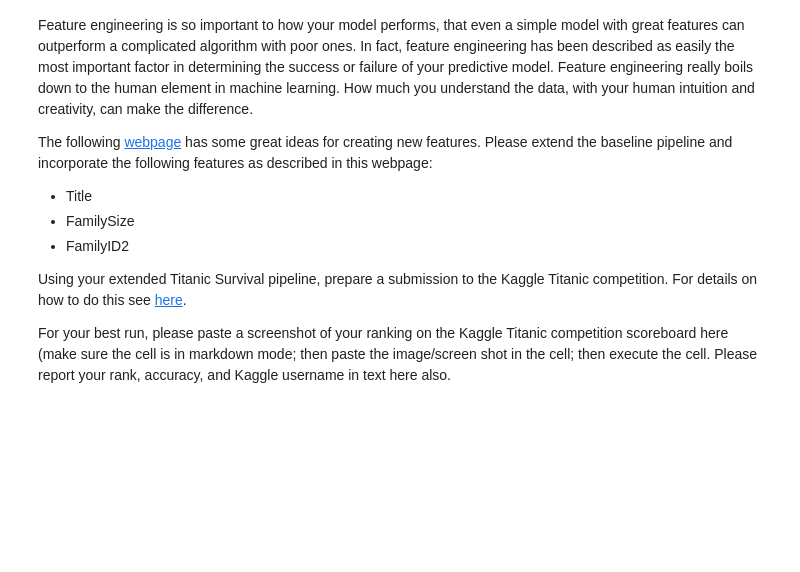
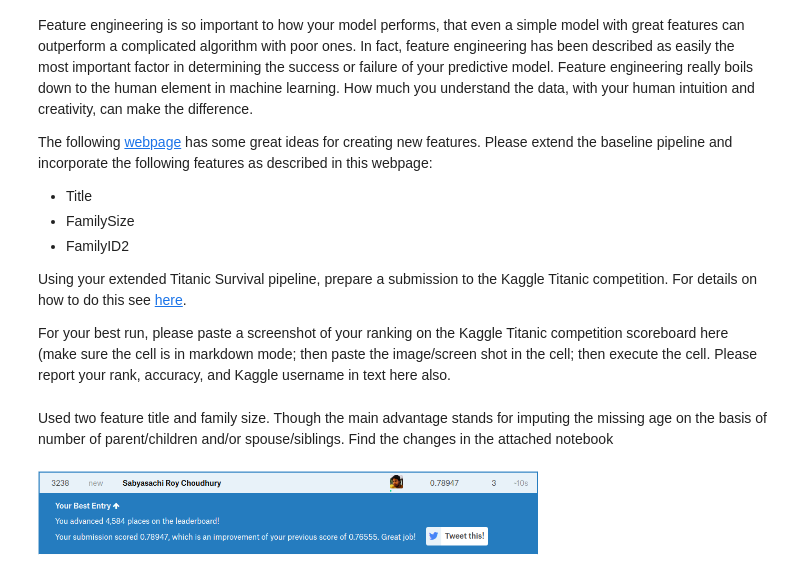
Before and after one commit to sabyasachi087/ml-kaggle-titanic, a Jupyter notebook: Lab-End_to_end_Machine_Learning_Project-IU.ipynb, the cells around one changed output. Cells and saved outputs as stored; diff of their text form; code cells hidden in the pictures; blank space fills up the shorter version.

```diff
--- a/Lab-End_to_end_Machine_Learning_Project-IU.ipynb
+++ b/Lab-End_to_end_Machine_Learning_Project-IU.ipynb
@@ -2056,3 +2067,11 @@ The following [webpage](http://trevorstephens.com/kaggle-titanic-tutorial/r-part
 Using your extended Titanic Survival pipeline, prepare a submission to the Kaggle Titanic competition. For details on how to do this see [here]( https://www.kaggle.com/c/titanic).
 
 For your best run, please paste a screenshot of your ranking on the Kaggle Titanic competition scoreboard here (make sure the cell is in markdown mode; then paste the image/screen shot in the cell; then execute the cell. Please report your rank, accuracy, and Kaggle username in text here also.
+# %% [markdown]
+Used two feature title and family size. Though the main advantage stands for imputing the missing age on the basis of number of parent/children and/or spouse/siblings.
+Find the changes in the attached notebook
+# %%
+from IPython.display import Image
+Image(filename='./titanic/kaggle_titanic_feature.png', width=500)
+# %% [output]
+[figure, added]
```
Also changed, not shown: parts of 2 cells of this notebook, 6 other files.
